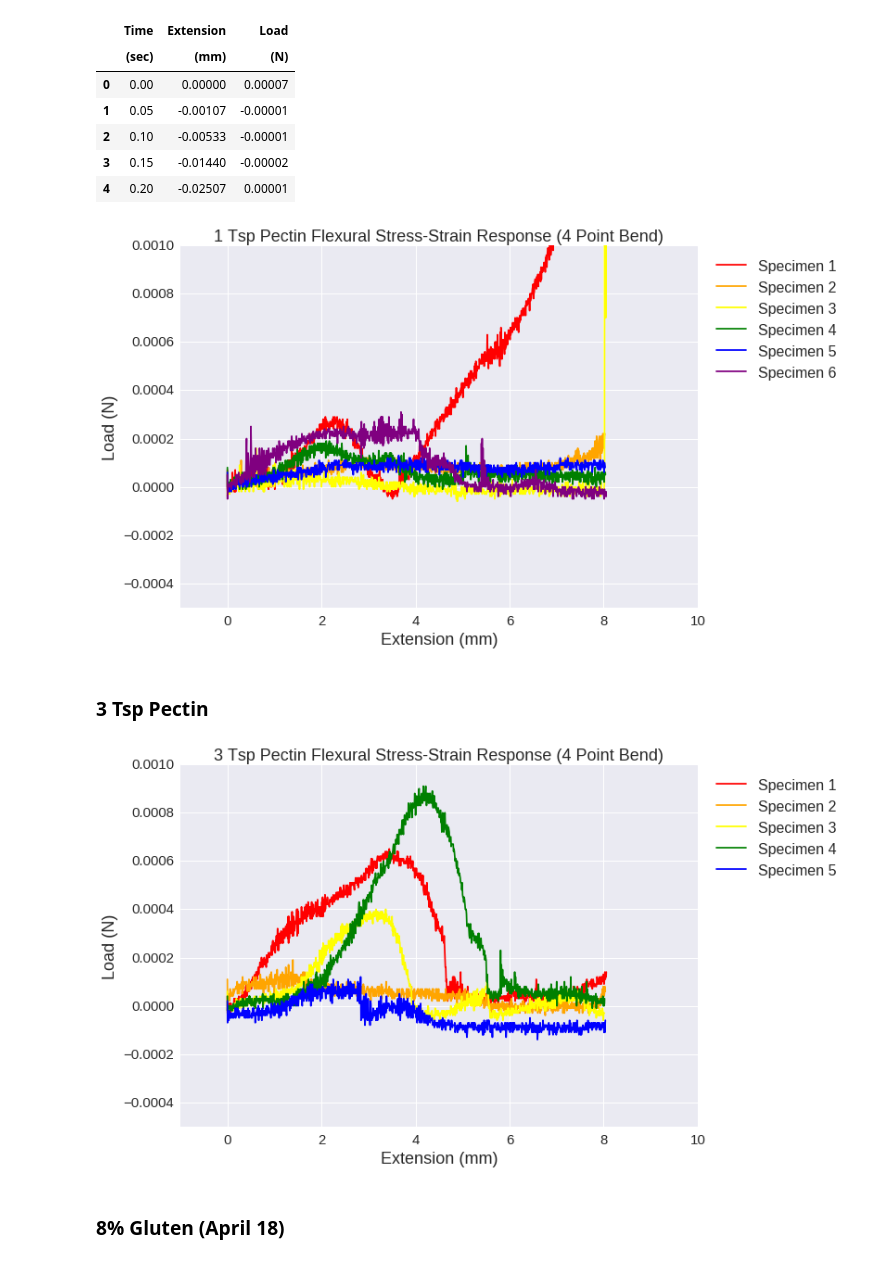
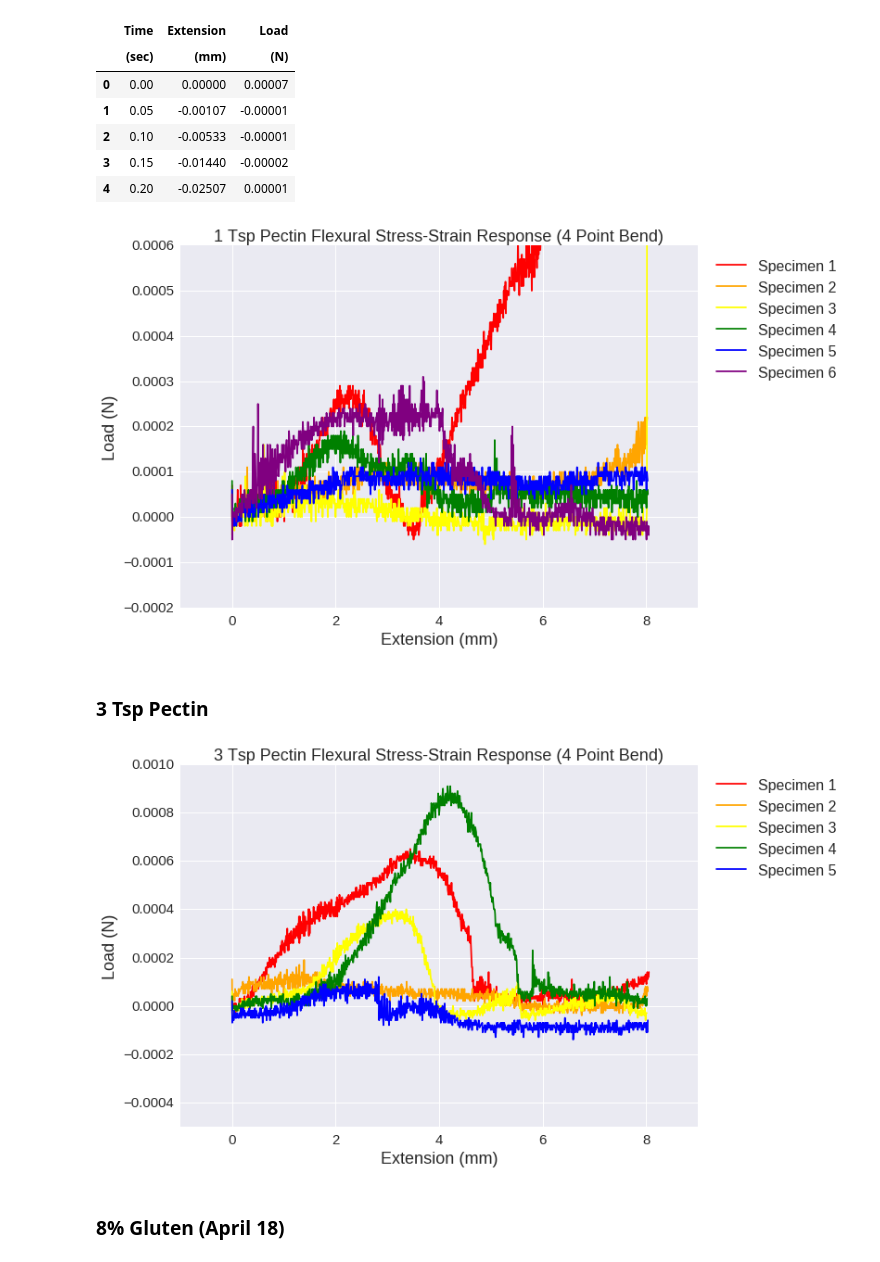
Before and after one commit to greenteawarrior/MatSci, a Jupyter notebook: GFBaking/instron_bend.ipynb, the cells around one changed output. Cells and saved outputs as stored; diff of their text form; code cells hidden in the pictures.

```diff
--- a/GFBaking/instron_bend.ipynb
+++ b/GFBaking/instron_bend.ipynb
@@ -34,16 +34,23 @@ XG_bend3 = pd.read_csv('data/XG/XG_Bend_Data/XG_Bend_Specimen_RawData_3.csv', he
 # %%
 # plotting
 pw = plt.figure(figsize=(10,7))
-plt.scatter(XG_bend1['Extension'], XG_bend1['Load'], color='red')
-plt.scatter(XG_bend2['Extension'], XG_bend2['Load'], color='orange')
-plt.scatter(XG_bend3['Extension'], XG_bend3['Load'], color='yellow')
+plt.scatter(XG_bend1['Extension'].multiply(-1), XG_bend1['Load'].multiply(-1), color='red')
+plt.scatter(XG_bend2['Extension'].multiply(-1), XG_bend2['Load'].multiply(-1), color='orange')
+plt.scatter(XG_bend3['Extension'].multiply(-1), XG_bend3['Load'].multiply(-1), color='yellow')
 
 # formatting
 plt.title('Extension vs. Load for Bend Test XG Bread Specimen 1, 2, 3', fontsize=18)
+
+plt.rc('xtick', labelsize=15)
+plt.rc('ytick', labelsize=15)
+
+axes = plt.gca()
+axes.set_xlim([-1, 10])
+axes.set_ylim([-.01, .03])
+
 plt.xlabel('Extension (mm)', fontsize=18)
 plt.ylabel('Load (N)', fontsize=18)
-plt.rc('xtick', labelsize=15)
-plt.rc('ytick', labelsize=15)
+
 plt.legend(['Specimen 1', 'Specimen 2', 'Specimen 3'], loc=2, fontsize=16, bbox_to_anchor=(1.01, 1))
 plt.show()
 
@@ -55,5 +62,5 @@ pw.savefig('figures/bend/XG_bend.png', format='png', bbox_inches='tight')
 # %%
-def plot_bend(dataframes, expname='', save=False, filename='bend_plot'):
+def plot_bend(dataframes, expname='', save=False, filename='bend_plot', bigger_ylim=False):
 
     # plotting
     pw = plt.figure(figsize=(10,7))
@@ -62,10 +69,8 @@ def plot_bend(dataframes, expname='', save=False, filename='bend_plot'):
     for i in range(len(dataframes)):
         # offsets
         if expname == '8% Gluten (April 18)' and i == 0:
-            print '1'
             plt.plot(dataframes[i]['Extension'].subtract(1.21266).multiply(-1), dataframes[i]['Load'], color=colors[i], alpha=1.0)
         elif expname == '8% Gluten (April 18)' and i == 4:
-            print '2'
             plt.plot(dataframes[i]['Extension'].subtract(4.28932).multiply(-1), dataframes[i]['Load'], color=colors[i], alpha=1.0)
         else:
             plt.plot(dataframes[i]['Extension'].multiply(-1), dataframes[i]['Load'], color=colors[i], alpha=1.0)
@@ -74,12 +79,16 @@ def plot_bend(dataframes, expname='', save=False, filename='bend_plot'):
     plt.title('%s Flexural Stress-Strain Response (4 Point Bend)' % (expname), fontsize=18)
     plt.xlabel('Extension (mm)', fontsize=18)
     plt.ylabel('Load (N)', fontsize=18)
+
     plt.rc('xtick', labelsize=15)
     plt.rc('ytick', labelsize=15)
 
     axes = plt.gca()
-    axes.set_xlim([-1, 10])
-    axes.set_ylim([-.0005, .001])
+    axes.set_xlim([-1, 9])
+    if bigger_ylim:
+        axes.set_ylim([-.0005, .001])
+    else:
+        axes.set_ylim([-.0002, .0006])
 
     plt.legend(['Specimen 1',
                 'Specimen 2',
@@ -126,7 +135,7 @@ plot_bend([pectin1tsp_bend1, pectin1tsp_bend2, pectin1tsp_bend3, pectin1tsp_bend
           True,
           '1TspPectin_bend')
 # %% [output]
-[figure, old version]
+[figure, new version]
 # %% [markdown]
 ### 3 Tsp Pectin
 # %%
@@ -139,10 +148,11 @@ pectin3tsp_bend5 = pd.read_csv('data/3TspPectin/3TspPectin_4PointBend.is_flex_Ra
 # %%
 plot_bend([pectin3tsp_bend1, pectin3tsp_bend2, pectin3tsp_bend3, pectin3tsp_bend4, pectin3tsp_bend5],
           '3 Tsp Pectin',
           True,
-          '3TspPectin_bend')
+          '3TspPectin_bend',
+          bigger_ylim = True)
 # %% [output]
-[figure, old version]
+[figure, new version]
 # %% [markdown]
 ### 8% Gluten (April 18)
 # %%
```
Also changed, not shown: parts of 3 cells of this notebook, 10 other files.
